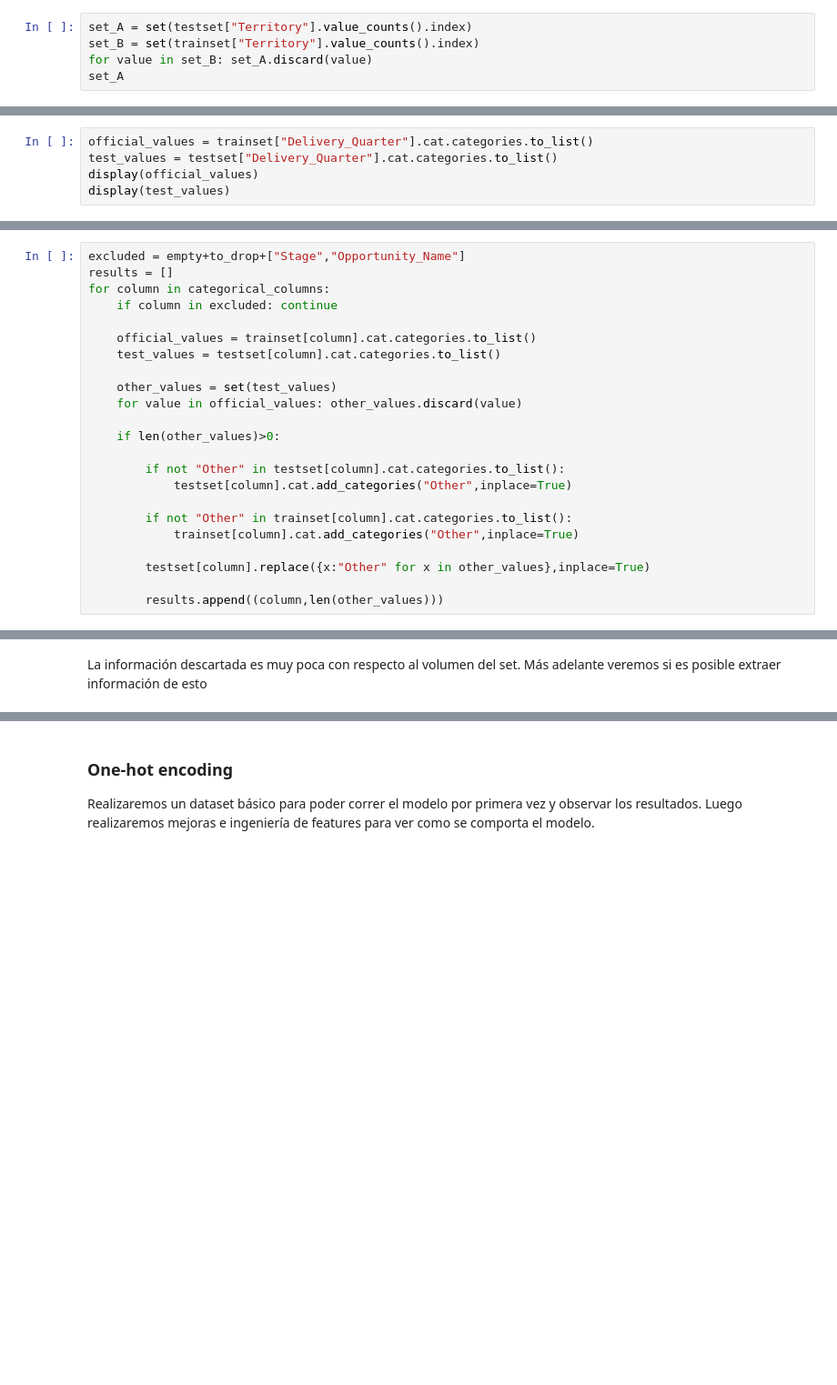
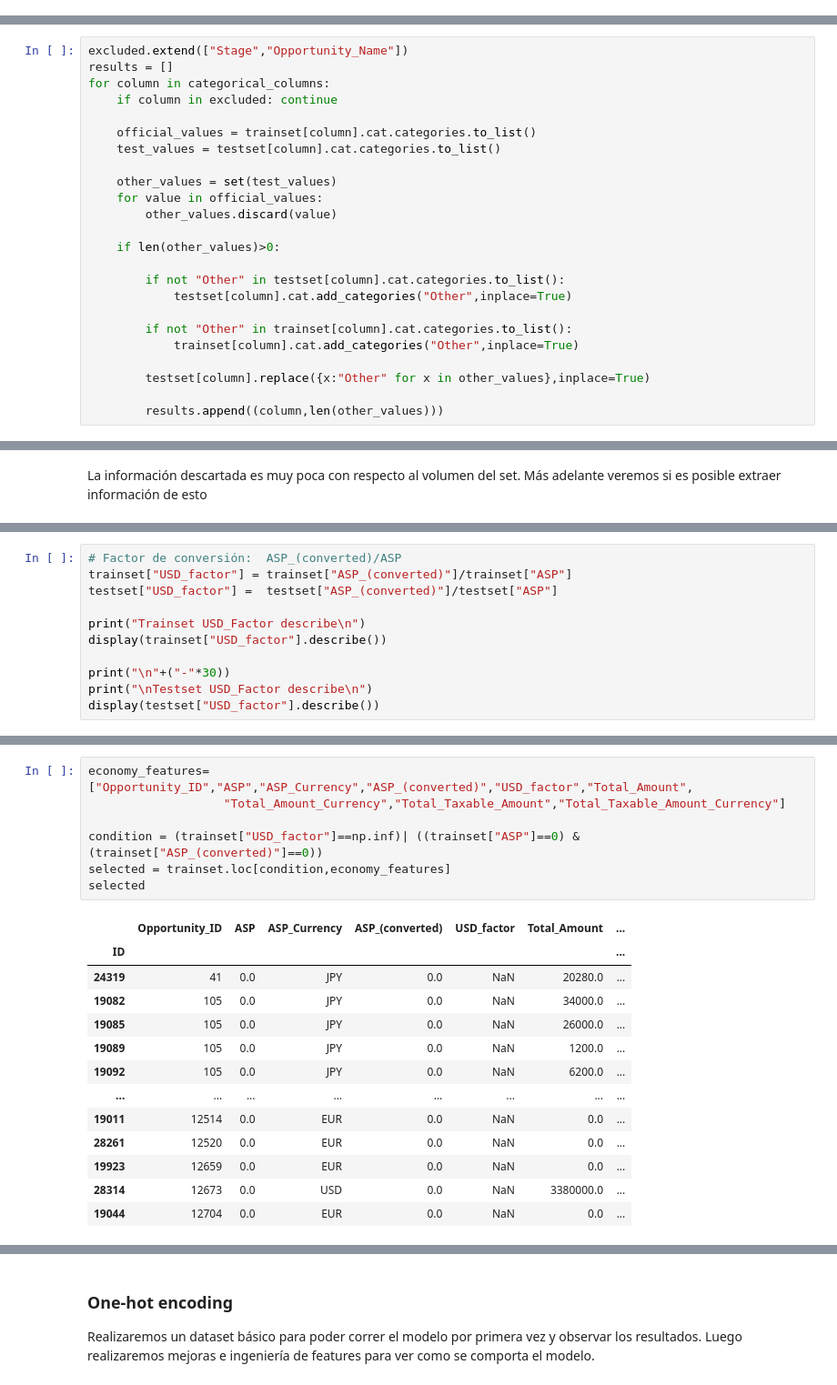
Before and after one commit to fede-alt/datos_2c2020_tp2-1, a Jupyter notebook: Data Preprocessing.ipynb, the cells around one changed output, grey strips where cells are left out. Shown at 91% size. Cells and saved outputs as stored; diff of their text form; blank space fills up the shorter version.

```diff
--- a/Data Preprocessing.ipynb
+++ b/Data Preprocessing.ipynb
@@ -165,8 +170,3 @@ trainset[["Stage","target"]].head(10)
 En esta sección, lo que vamos a hacer es buscar valores categóricos de los features del set de datos de prueba que no hayan sido contemplados en el set de entrenamiento, que por lo consiguiente, el modelo de machine learning los va a desconocer.
 
 Una vez identificados, los reemplazaremos con un valor genérico para "otros valores"
-# %%
-set_A = set(testset["Territory"].value_counts().index)
-set_B = set(trainset["Territory"].value_counts().index)
-for value in set_B: set_A.discard(value)
-set_A
@@ -175,5 +172,0 @@ set_A
-# %%
-official_values = trainset["Delivery_Quarter"].cat.categories.to_list()
-test_values = testset["Delivery_Quarter"].cat.categories.to_list()
-display(official_values)
-display(test_values)
@@ -183,5 +173,5 @@ display(test_values)
 # %%
-excluded = empty+to_drop+["Stage","Opportunity_Name"]
+excluded.extend(["Stage","Opportunity_Name"])
 results = []
 for column in categorical_columns:
     if column in excluded: continue
@@ -190,7 +180,8 @@ for column in categorical_columns:
     test_values = testset[column].cat.categories.to_list()
 
     other_values = set(test_values)
-    for value in official_values: other_values.discard(value)
+    for value in official_values:
+        other_values.discard(value)
 
     if len(other_values)>0:
 
@@ -234,0 +262,11 @@ La información descartada es muy poca con respecto al volumen del set. Más ade
+# %%
+# Factor de conversión:  ASP_(converted)/ASP
+trainset["USD_factor"] = trainset["ASP_(converted)"]/trainset["ASP"]
+testset["USD_factor"] =  testset["ASP_(converted)"]/testset["ASP"]
+
+print("Trainset USD_Factor describe\n")
+display(trainset["USD_factor"].describe())
+
+print("\n"+("-"*30))
+print("\nTestset USD_Factor describe\n")
+display(testset["USD_factor"].describe())
@@ -234,0 +313,21 @@ La información descartada es muy poca con respecto al volumen del set. Más ade
+# %%
+economy_features= ["Opportunity_ID","ASP","ASP_Currency","ASP_(converted)","USD_factor","Total_Amount",
+                   "Total_Amount_Currency","Total_Taxable_Amount","Total_Taxable_Amount_Currency"]
+
+condition = (trainset["USD_factor"]==np.inf)| ((trainset["ASP"]==0) & (trainset["ASP_(converted)"]==0))
+selected = trainset.loc[condition,economy_features]
+selected
+# %% [output]
+|  | Opportunity_ID | ASP | ASP_Currency | ASP_(converted) | USD_factor | Total_Amount | ... |
+| ID |  |  |  |  |  |  | ... |
+| 24319 | 41 | 0.0 | JPY | 0.0 | NaN | 20280.0 | ... |
+| 19082 | 105 | 0.0 | JPY | 0.0 | NaN | 34000.0 | ... |
+| 19085 | 105 | 0.0 | JPY | 0.0 | NaN | 26000.0 | ... |
+| 19089 | 105 | 0.0 | JPY | 0.0 | NaN | 1200.0 | ... |
+| 19092 | 105 | 0.0 | JPY | 0.0 | NaN | 6200.0 | ... |
+| ... | ... | ... | ... | ... | ... | ... | ... |
+| 19011 | 12514 | 0.0 | EUR | 0.0 | NaN | 0.0 | ... |
+| 28261 | 12520 | 0.0 | EUR | 0.0 | NaN | 0.0 | ... |
+| 19923 | 12659 | 0.0 | EUR | 0.0 | NaN | 0.0 | ... |
+| 28314 | 12673 | 0.0 | USD | 0.0 | NaN | 3380000.0 | ... |
+| 19044 | 12704 | 0.0 | EUR | 0.0 | NaN | 0.0 | ... |
```
Also changed, not shown: parts of 63 cells of this notebook, 10 other files.
